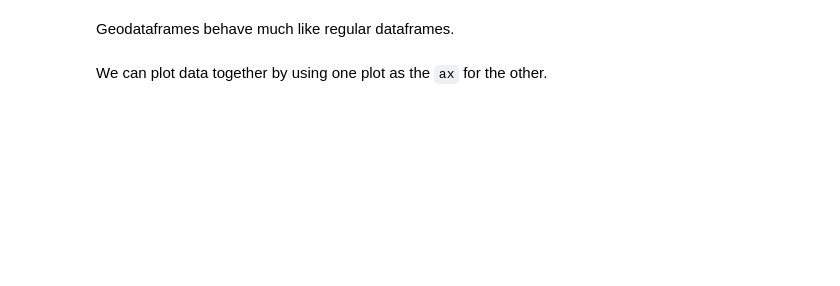
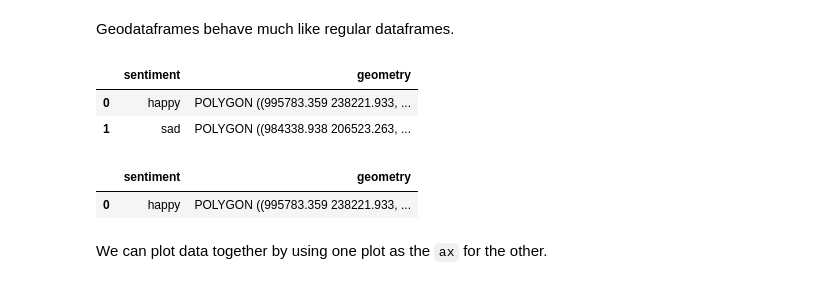
Before and after one commit to columbia-data-club/meetings, a Jupyter notebook: 2022/march-24-geopandas/Hello, GeoPandas!.ipynb, the cells around one changed output. Saved outputs shown, nothing was run; the diff lists cells and outputs as text; code cells hidden in the pictures; blank space fills up the shorter version.

```diff
--- a/2022/march-24-geopandas/Hello, GeoPandas!.ipynb
+++ b/2022/march-24-geopandas/Hello, GeoPandas!.ipynb
@@ -60,5 +125,2 @@ nyc.crs
 # %% [markdown]
 We can read in our own GeoJSON file now, but note that the CRS is different from the NYC data’s.
-# %%
-df = geopandas.read_file("./test.json")
-df.crs
@@ -65,5 +142,5 @@ df.crs
 # %% [markdown]
 Luckily, unifying the CRSes is rather trivial. Just set one’s to the other’s.
 # %%
-df = df.to_crs(nyc.crs)
-df.crs
+gdf = df.to_crs(nyc.crs)
+gdf.crs
@@ -74,5 +164,14 @@ df
+# %%
+gdf
+# %% [output]
+|  | sentiment | geometry |
+| 0 | happy | POLYGON ((995783.359 238221.933, ... |
+| 1 | sad | POLYGON ((984338.938 206523.263, ... |
 # %%
 df[df.sentiment.str.contains("happy")]
+# %% [output]
+|  | sentiment | geometry |
+| 0 | happy | POLYGON ((995783.359 238221.933, ... |
 # %% [markdown]
 We can plot data together by using one plot as the `ax` for the other.
 # %%
```
Also changed, not shown: parts of 21 cells of this notebook.
